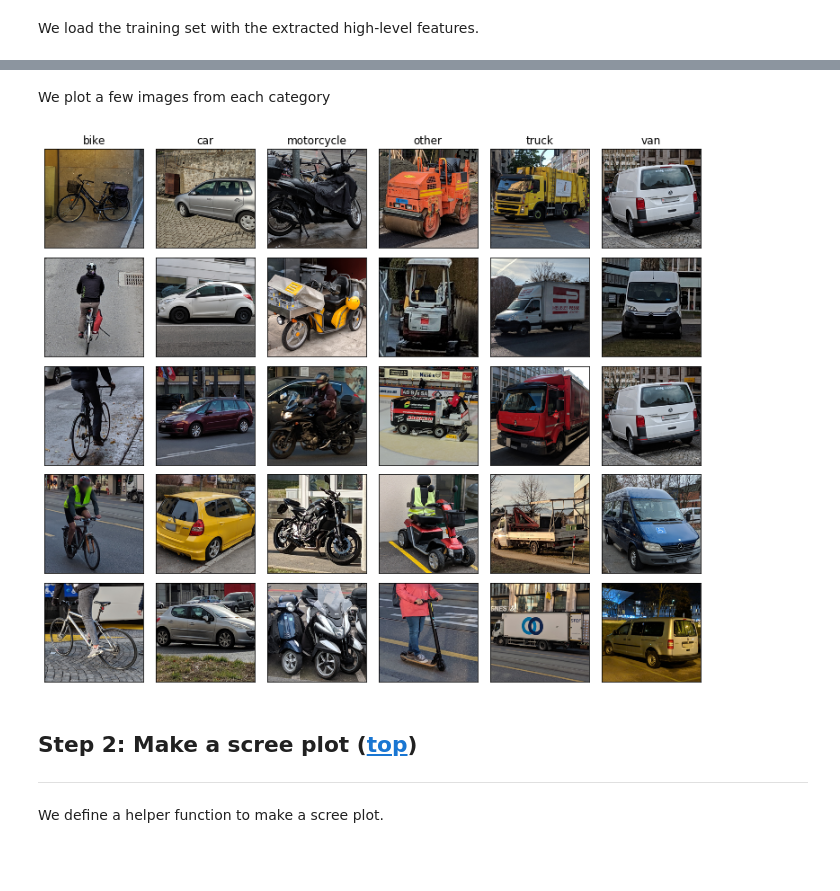
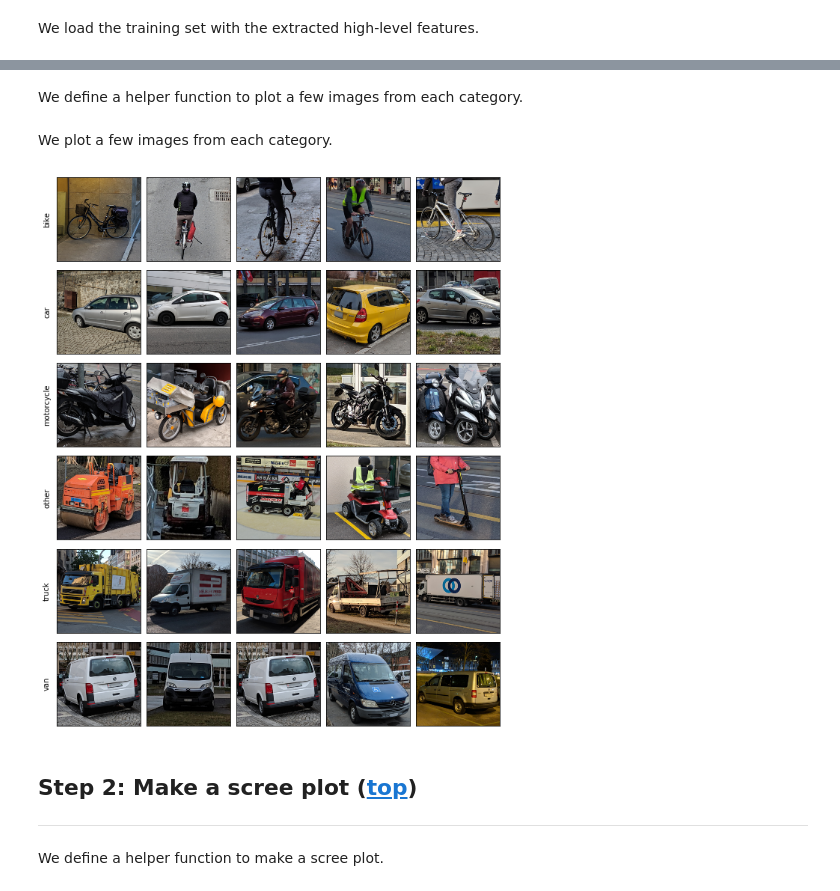
Before and after one commit to jeanrichard/epflx-adsml19-course4-project, a Jupyter notebook: 02_Data_exploration.ipynb, the cells around one changed output, grey strips where cells are left out. Drawn from its saved outputs; the diff is of its cells as text; code cells hidden in the pictures; blank space fills up the shorter version.

```diff
--- a/02_Data_exploration.ipynb
+++ b/02_Data_exploration.ipynb
@@ -38,5 +26,7 @@ features: shape=(280, 1280), dtype=float32
-# %%
-X = train_data['data']
-y = train_data['labels']
-names = train_data['names']
-F = train_data['features']
+# %%
+separator = ''.center(80, '-')
+
+path_train = pathlib.Path.cwd() / 'data' / 'swissroads-features-train.npz'
+data_train = utils.load(path_train)
+print(separator)
+print(f'Dataset: train\n{utils.info(data_train)}')
@@ -47,3 +53,5 @@ F = train_data['features']
 # 3rd party.
 %matplotlib inline
 import matplotlib.pyplot as plt
+# %% [markdown]
+We define a helper function to plot a few images from each category.
@@ -50,35 +113,10 @@ import matplotlib.pyplot as plt
 # %% [markdown]
-We plot a few images from each category
+We plot a few images from each category.
-# %%
-# We will plot 5 randomly chosen images from each category.
-NSAMPLES = 5
-
-# Make it deterministic.
-np.random.seed(0)
-
-nrows = NSAMPLES
-ncols = len(names)
-fig, axs = plt.subplots(nrows=nrows, ncols=ncols, figsize=(ncols * 1.75, nrows * 1.75), sharex=True, sharey=True)
-for j in range(ncols):
-    cat_axs = axs[:, j]
-    # Randomly choose a few indices of images that belong to this category.
-    (idxs,) = np.nonzero(y == j)
-    cat_idxs = np.random.choice(idxs, nrows)
-    # Get the corresponding images.
-    cat_X = X[cat_idxs]
-    for i, cat_ax in enumerate(cat_axs):
-        cat_ax.imshow(cat_X[i])
-        # Add a column header.
-        if i == 0:
-            cat_ax.set_title(names[j])
-        # Hide both axis.
-        cat_ax.get_xaxis().set_visible(False)
-        cat_ax.get_yaxis().set_visible(False)
-fig.tight_layout()
-plt.show()
-# %% [output]
-[figure, removed]
+# %%
+plot_samples(X_train, y_train, names, random_state=0)
+# %% [output]
+[figure, added]
 # %% [markdown]
-## Step 2: Make a scree plot<a name="step-2"></a> ([top](#top))
+## Step 2: Make a scree plot<a name="step-2.2"></a> ([top](#top-2))
 ---
 # %%
```
Also changed, not shown: parts of 24 cells of this notebook, 4 other files.
